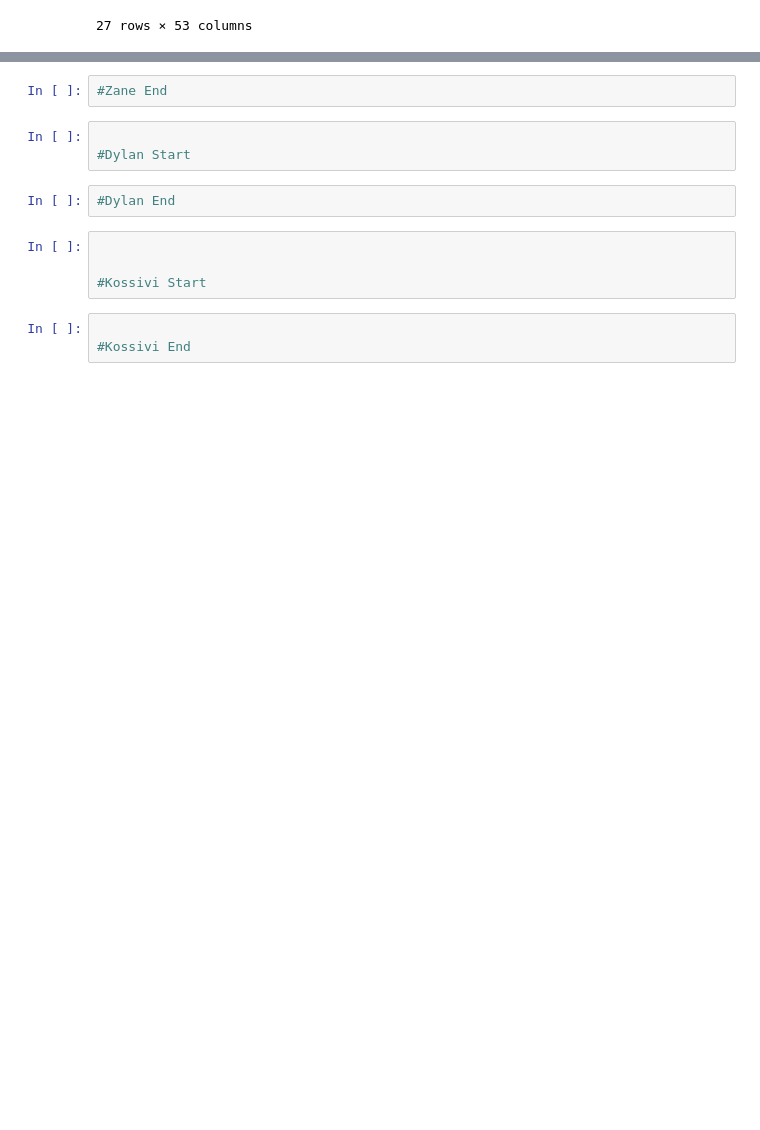
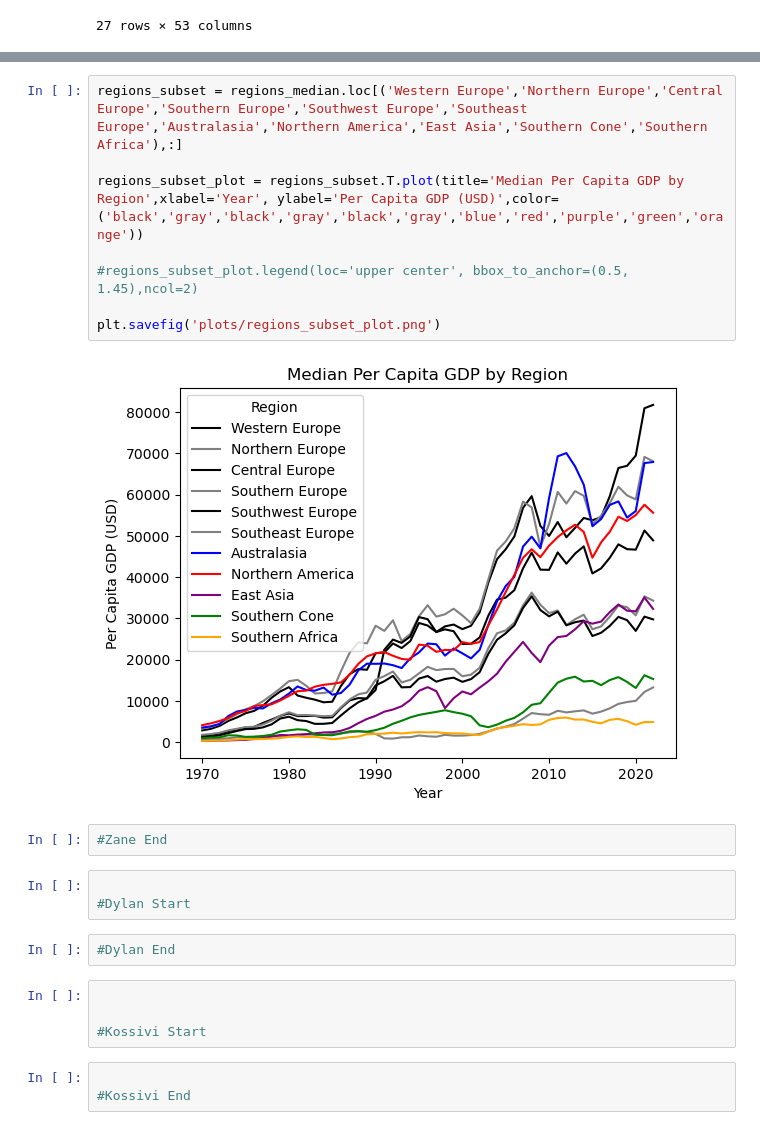
Before and after one commit to connerdekok/Country_GDP, a Jupyter notebook: Country_GDP.ipynb, the cells around one changed output, grey strips where cells are left out. Cells and saved outputs as stored; diff of their text form; blank space fills up the shorter version.

```diff
--- a/Country_GDP.ipynb
+++ b/Country_GDP.ipynb
@@ -202,3 +205,13 @@ regions_plot.legend(loc='upper center', bbox_to_anchor=(0.5, 1.5),ncol=3)
+# %%
+regions_subset = regions_median.loc[('Western Europe','Northern Europe','Central Europe','Southern Europe','Southwest Europe','Southeast Europe','Australasia','Northern America','East Asia','Southern Cone','Southern Africa'),:]
+
+regions_subset_plot = regions_subset.T.plot(title='Median Per Capita GDP by Region',xlabel='Year', ylabel='Per Capita GDP (USD)',color=('black','gray','black','gray','black','gray','blue','red','purple','green','orange'))
+
+#regions_subset_plot.legend(loc='upper center', bbox_to_anchor=(0.5, 1.45),ncol=2)
+
+plt.savefig('plots/regions_subset_plot.png')
+# %% [output]
+[figure, added]
 # %%
 #Zane End
 # %%
```
Also changed, not shown: parts of 2 cells of this notebook, 3 other files.
